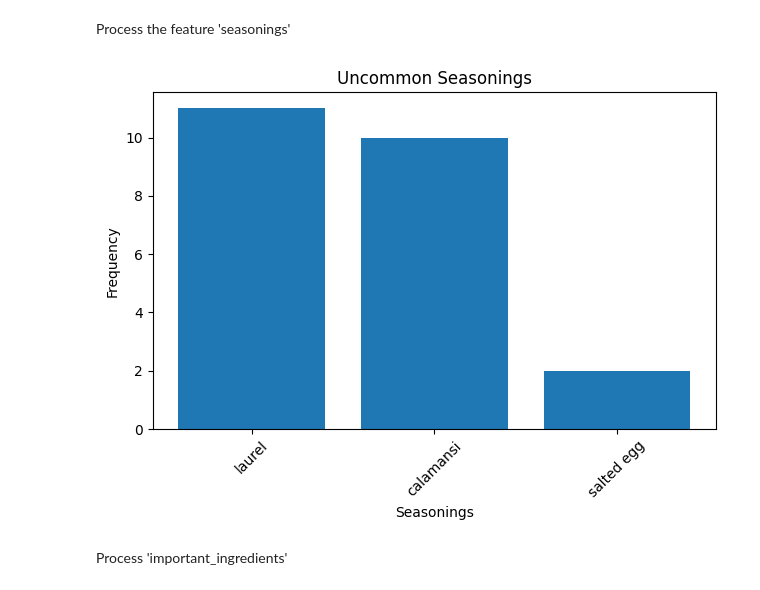
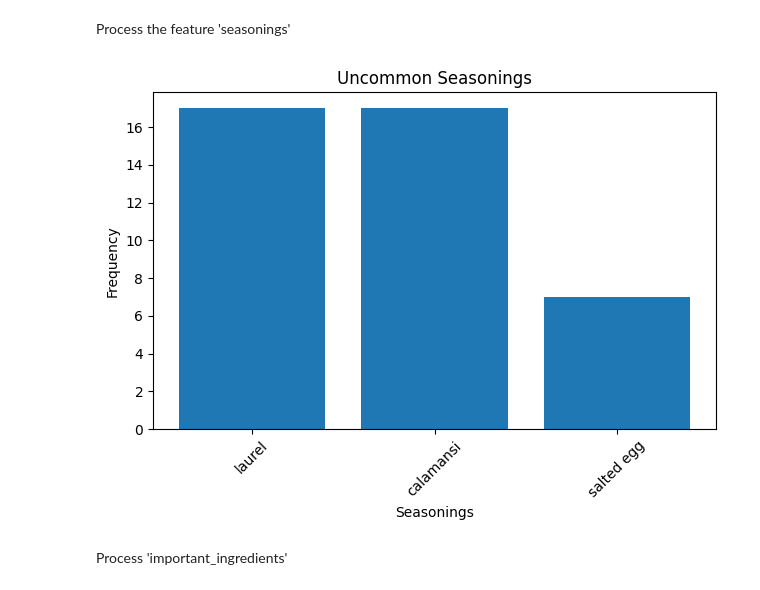
Before and after one commit to Joackim27/Survey-Data-Clustering, a Jupyter notebook: clustering.ipynb, the cells around one changed output. Saved outputs shown, nothing was run; the diff lists cells and outputs as text; code cells hidden in the pictures.

```diff
--- a/clustering.ipynb
+++ b/clustering.ipynb
@@ -80,37 +87,42 @@ plt.show()
 # %% [markdown]
 Process the feature 'seasonings'
 # %%
+import pandas as pd
+import matplotlib.pyplot as plt
+from collections import Counter
+
 all_seasonings = []
 
-# loop through the feature
-for seasonings in df['seasoning']:
-    all_seasonings.extend(seasonings.split(','))
+# Loop through the feature, ensuring values are strings
+for seasonings in df['uncommon_seasoning']:
+    if isinstance(seasonings, str):  # Check if it's a valid string
+        all_seasonings.extend(seasonings.split(','))
 
 # Count the frequency
-seasonings_count = Counter(all_seasonings)
+seasonings_count = Counter([s.strip() for s in all_seasonings])  # Remove extra spaces
 
 # Extract the keys and values from the Counter
 ingredients = list(seasonings_count.keys())
 counts = list(seasonings_count.values())
 
 # Create the bar plot
 plt.bar(ingredients, counts)
 
 # Add title and labels
 plt.title("Uncommon Seasonings")
 plt.xlabel("Seasonings")
 plt.ylabel("Frequency")
 
 # Rotate x-axis labels
 plt.xticks(rotation=45)
 
 # Adjust layout to fit the labels
 plt.tight_layout()
 
 # Show the plot
 plt.show()
 # %% [output]
-[figure, old version]
+[figure, new version]
 # %% [markdown]
 Process 'important_ingredients'
 # %%
```
Also changed, not shown: parts of 14 cells of this notebook, 2 other files.
